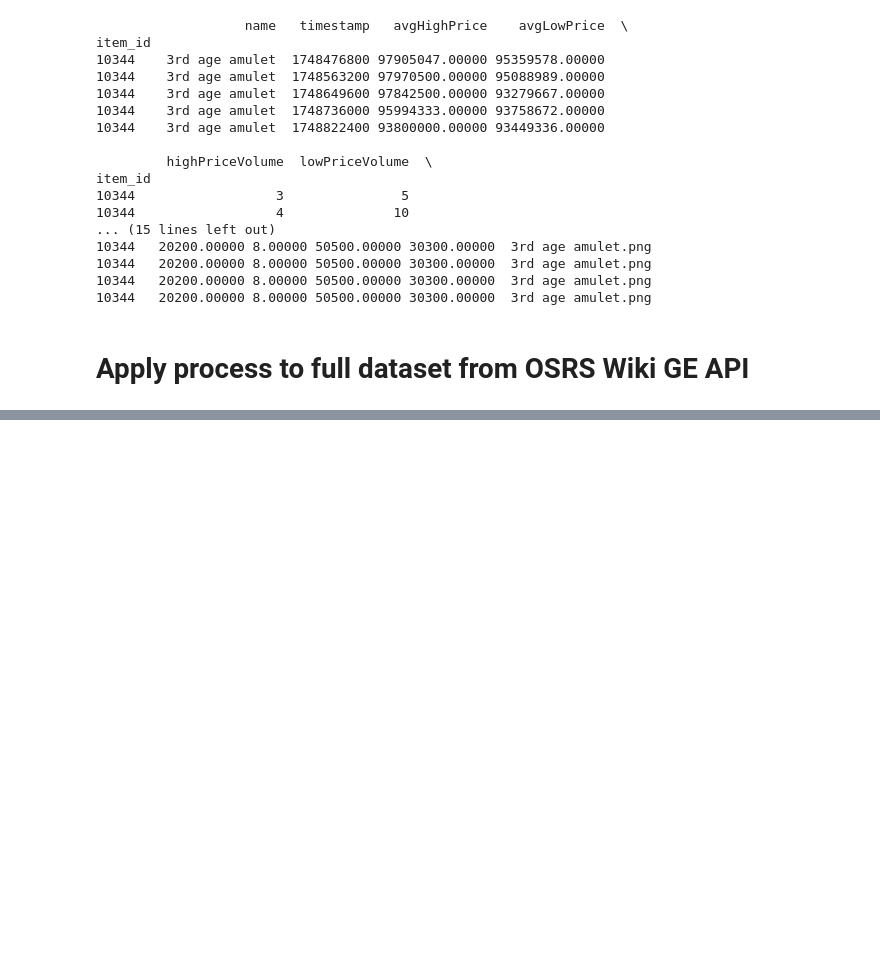
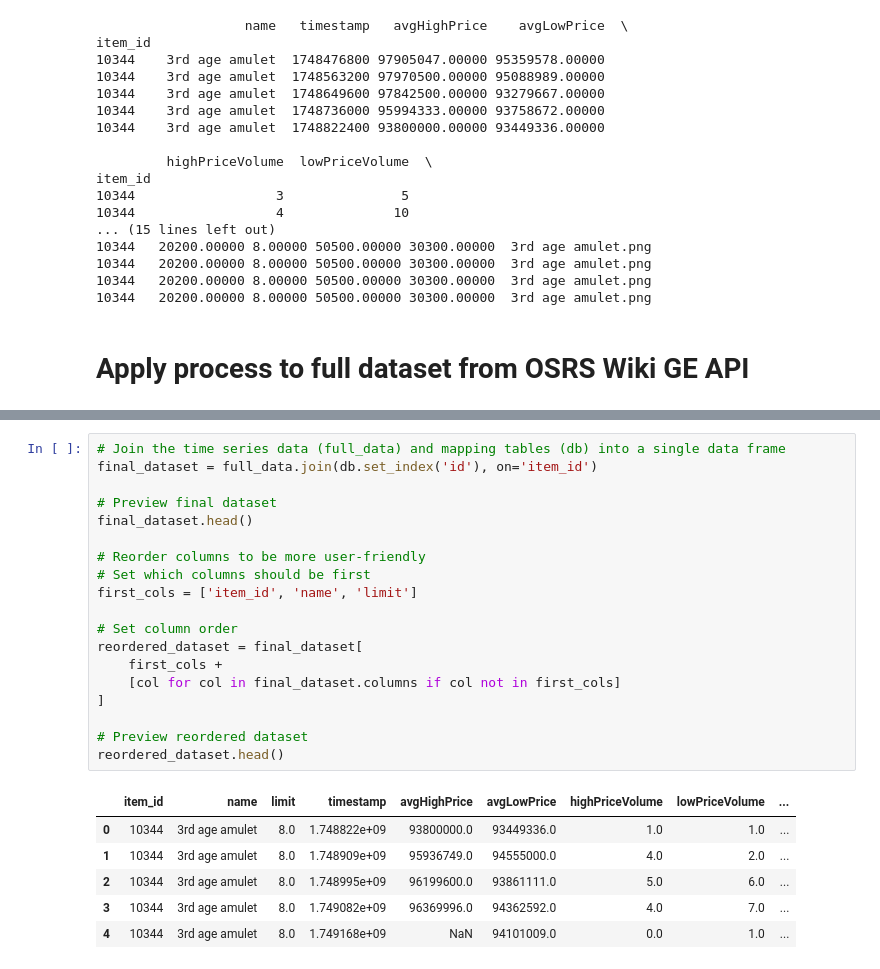
Before and after one commit to gabay147/GE-Data-Collector, a Jupyter notebook: GE_Analysis.ipynb, the cells around one changed output, grey strips where cells are left out. Drawn from its saved outputs; the diff is of its cells as text; blank space fills up the shorter version.

Commit message:
Time series and mapping data joined, data types assigned, columns reordered for usability, and files exported to .csv for upload to Kaggle and external use.

```diff
--- a/GE_Analysis.ipynb
+++ b/GE_Analysis.ipynb
@@ -111,0 +117,26 @@ retrieving timeseries for item 22647
+# %%
+# Join the time series data (full_data) and mapping tables (db) into a single data frame
+final_dataset = full_data.join(db.set_index('id'), on='item_id')
+
+# Preview final dataset
+final_dataset.head()
+
+# Reorder columns to be more user-friendly
+# Set which columns should be first
+first_cols = ['item_id', 'name', 'limit']
+
+# Set column order
+reordered_dataset = final_dataset[
+    first_cols +
+    [col for col in final_dataset.columns if col not in first_cols]
+]
+
+# Preview reordered dataset
+reordered_dataset.head()
+# %% [output]
+|  | item_id | name | limit | timestamp | avgHighPrice | avgLowPrice | highPriceVolume | lowPriceVolume | ... |
+| 0 | 10344 | 3rd age amulet | 8.0 | 1.748822e+09 | 93800000.0 | 93449336.0 | 1.0 | 1.0 | ... |
+| 1 | 10344 | 3rd age amulet | 8.0 | 1.748909e+09 | 95936749.0 | 94555000.0 | 4.0 | 2.0 | ... |
+| 2 | 10344 | 3rd age amulet | 8.0 | 1.748995e+09 | 96199600.0 | 93861111.0 | 5.0 | 6.0 | ... |
+| 3 | 10344 | 3rd age amulet | 8.0 | 1.749082e+09 | 96369996.0 | 94362592.0 | 4.0 | 7.0 | ... |
+| 4 | 10344 | 3rd age amulet | 8.0 | 1.749168e+09 | NaN | 94101009.0 | 0.0 | 1.0 | ... |
```
Also changed, not shown: parts of 9 cells of this notebook.
